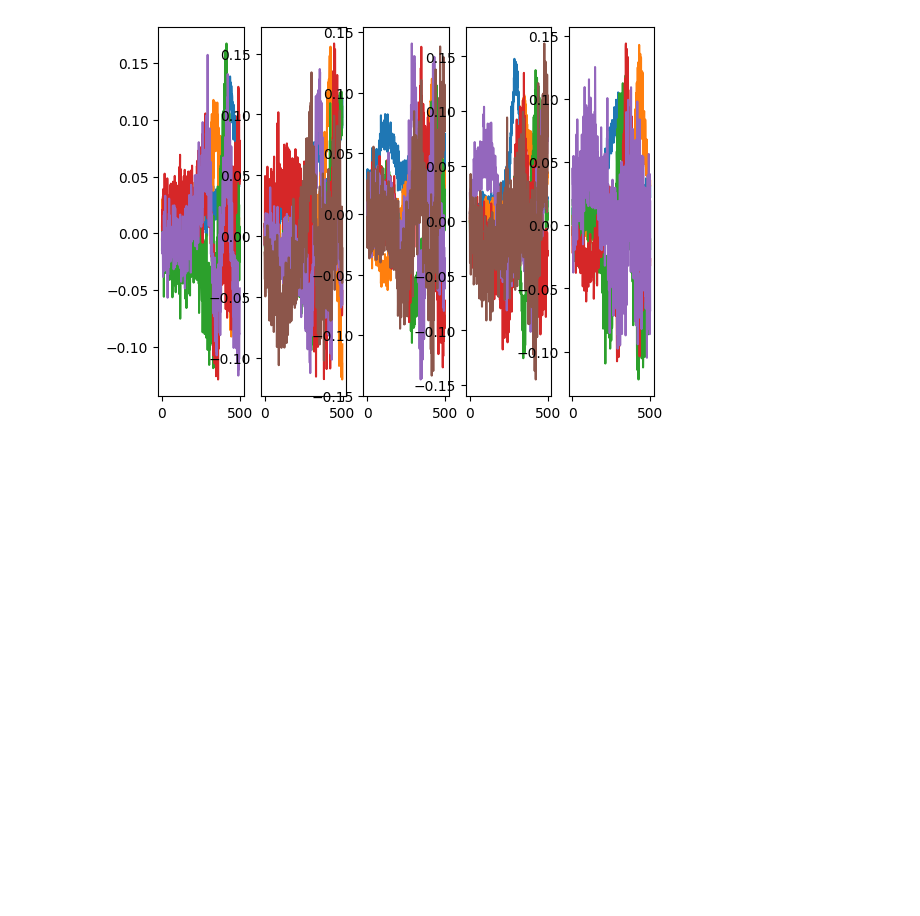
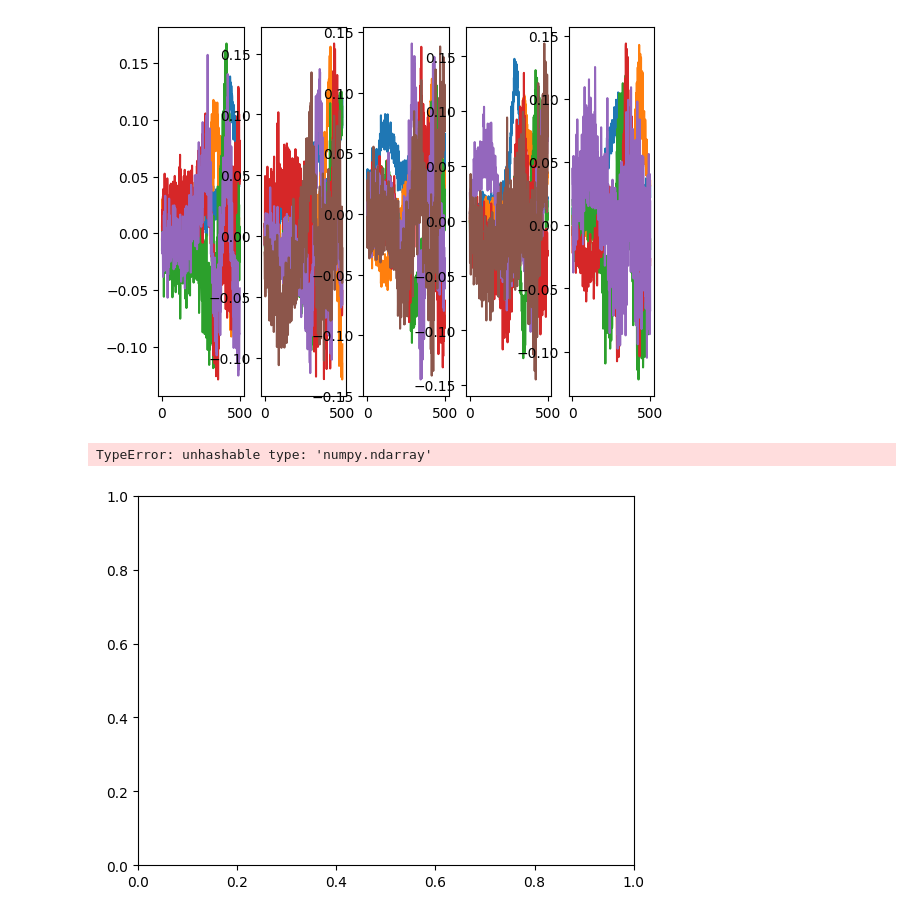
Before and after one commit to 89605502155/prack, a Jupyter notebook: ferubko.ipynb, the cells around one changed output. Saved outputs shown, nothing was run; the diff lists cells and outputs as text; code cells hidden in the pictures; blank space fills up the shorter version.

```diff
--- a/ferubko.ipynb
+++ b/ferubko.ipynb
@@ -137,0 +141,5 @@ np.savetxt('y_test.txt', np.array(predictions).T)
+# %%
+plt.plot(X_train.T); plt.show()
+# %% [output]
+TypeError: unhashable type: 'numpy.ndarray'
+[figure, added]
```
Also changed, not shown: parts of 4 cells of this notebook, 5 other files.
